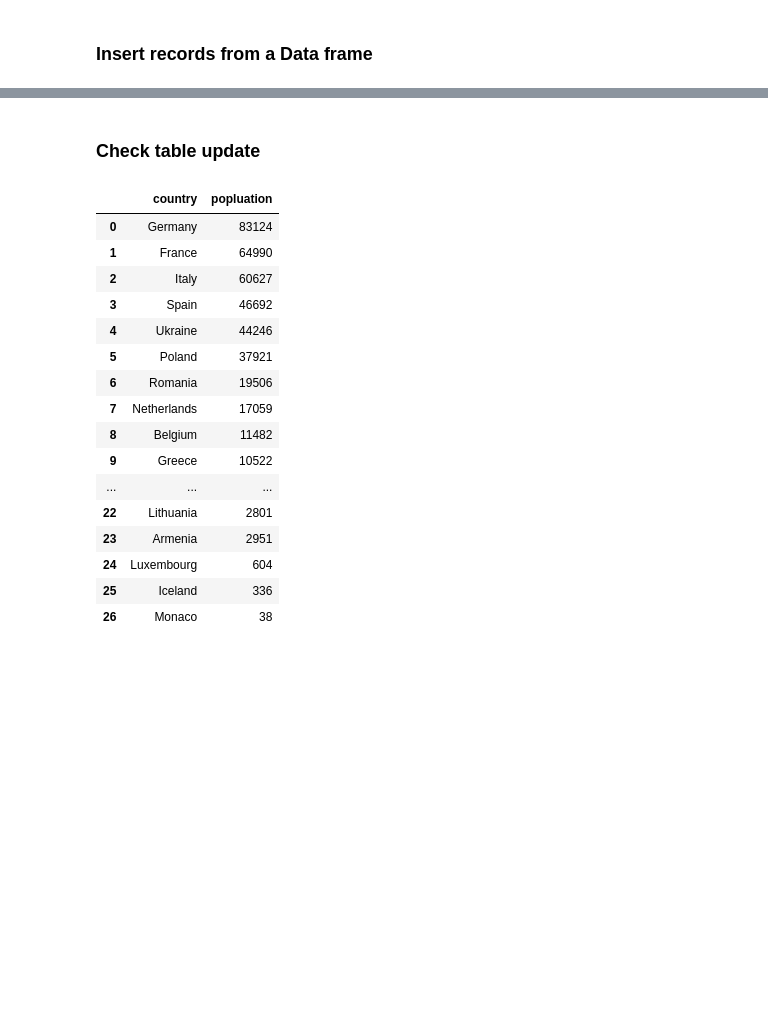
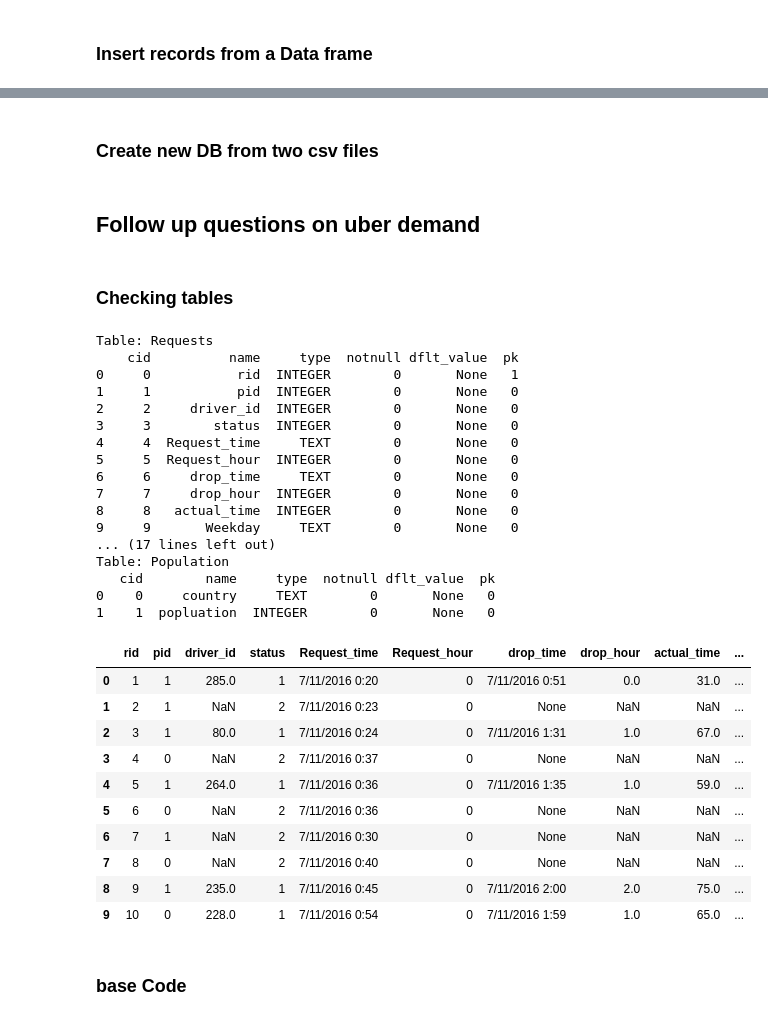
Before and after one commit to Dandata0101/MBS-projects, a Jupyter notebook: workspace_class.ipynb, the cells around one changed output, grey strips where cells are left out. Drawn from its saved outputs; the diff is of its cells as text; code cells hidden in the pictures; blank space fills up the shorter version.

```diff
--- a/workspace_class.ipynb
+++ b/workspace_class.ipynb
@@ -1818,3 +1840,5 @@ conn.close()
+# %% [markdown]
+### Create new DB from two csv files
 # %%
 import os
 import sys
@@ -1835,37 +1869,50 @@ conn.close()
-# %% [markdown]
-### Check table update
+# %% [markdown]
+## Follow up questions on uber demand
+# %% [markdown]
+### Checking tables
 # %%
 import os
+import sys
+import pandas as pd
 import sqlite3
+import my_packages.Sql_table_details
 
 # Paths and directory
 current_directory = os.getcwd()
-file = os.path.join(current_directory, "01-data/uber", "Uber_supply_demand.db")
-conn = sqlite3.connect(file)
+Uberdb = os.path.join(current_directory, "01-data/uber", "Uber_supply_demand.db")
 
-poptable= """
-select * from Population
-"""
+# function that checks table details
+my_packages.Sql_table_details.display_table_details(Uberdb)
 
-dfpoptable= pd.read_sql_query(poptable, conn)
-conn.close()
-
-dfpoptable
+my_packages.Sql_table_details.read_table_from_db(Uberdb,'Requests')
 # %% [output]
+Table: Requests
+    cid          name     type  notnull dflt_value  pk
+0     0           rid  INTEGER        0       None   1
+1     1           pid  INTEGER        0       None   0
+2     2     driver_id  INTEGER        0       None   0
+3     3        status  INTEGER        0       None   0
+4     4  Request_time     TEXT        0       None   0
+5     5  Request_hour  INTEGER        0       None   0
+6     6     drop_time     TEXT        0       None   0
+7     7     drop_hour  INTEGER        0       None   0
+8     8   actual_time  INTEGER        0       None   0
+9     9       Weekday     TEXT        0       None   0
+... (17 lines left out)
+Table: Population
+   cid        name     type  notnull dflt_value  pk
+0    0     country     TEXT        0       None   0
+1    1  popluation  INTEGER        0       None   0
-|  | country | popluation |
-| 0 | Germany | 83124 |
-| 1 | France | 64990 |
-| 2 | Italy | 60627 |
-| 3 | Spain | 46692 |
-| 4 | Ukraine | 44246 |
-| 5 | Poland | 37921 |
-| 6 | Romania | 19506 |
-| 7 | Netherlands | 17059 |
-| 8 | Belgium | 11482 |
-| 9 | Greece | 10522 |
-| ... | ... | ... |
-| 22 | Lithuania | 2801 |
-| 23 | Armenia | 2951 |
-| 24 | Luxembourg | 604 |
-| 25 | Iceland | 336 |
-| 26 | Monaco | 38 |
+|  | rid | pid | driver_id | status | Request_time | Request_hour | drop_time | drop_hour | actual_time | ... |
+| 0 | 1 | 1 | 285.0 | 1 | 7/11/2016 0:20 | 0 | 7/11/2016 0:51 | 0.0 | 31.0 | ... |
+| 1 | 2 | 1 | NaN | 2 | 7/11/2016 0:23 | 0 | None | NaN | NaN | ... |
+| 2 | 3 | 1 | 80.0 | 1 | 7/11/2016 0:24 | 0 | 7/11/2016 1:31 | 1.0 | 67.0 | ... |
+| 3 | 4 | 0 | NaN | 2 | 7/11/2016 0:37 | 0 | None | NaN | NaN | ... |
+| 4 | 5 | 1 | 264.0 | 1 | 7/11/2016 0:36 | 0 | 7/11/2016 1:35 | 1.0 | 59.0 | ... |
+| 5 | 6 | 0 | NaN | 2 | 7/11/2016 0:36 | 0 | None | NaN | NaN | ... |
+| 6 | 7 | 1 | NaN | 2 | 7/11/2016 0:30 | 0 | None | NaN | NaN | ... |
+| 7 | 8 | 0 | NaN | 2 | 7/11/2016 0:40 | 0 | None | NaN | NaN | ... |
+| 8 | 9 | 1 | 235.0 | 1 | 7/11/2016 0:45 | 0 | 7/11/2016 2:00 | 2.0 | 75.0 | ... |
+| 9 | 10 | 0 | 228.0 | 1 | 7/11/2016 0:54 | 0 | 7/11/2016 1:59 | 1.0 | 65.0 | ... |
+# %% [markdown]
+### base Code
```
Also changed, not shown: parts of 13 cells of this notebook, 3 other files.
